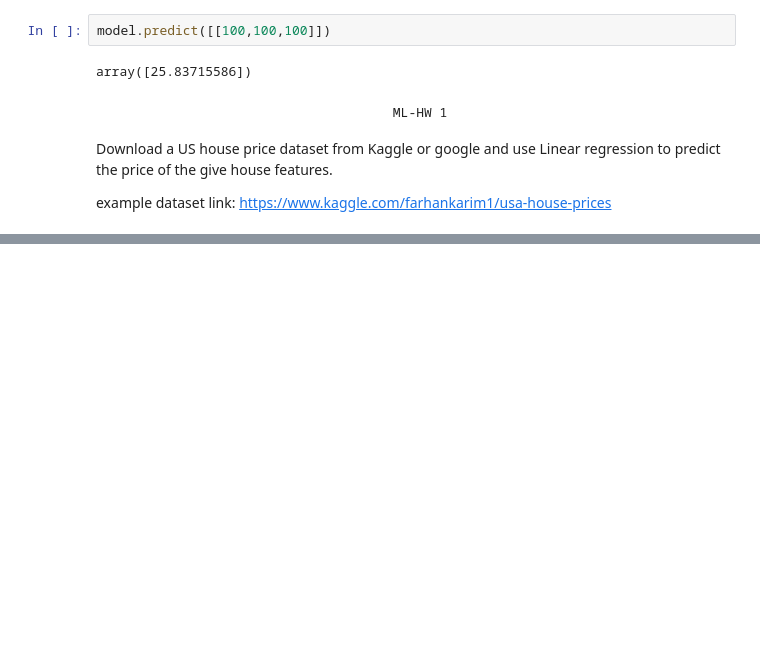
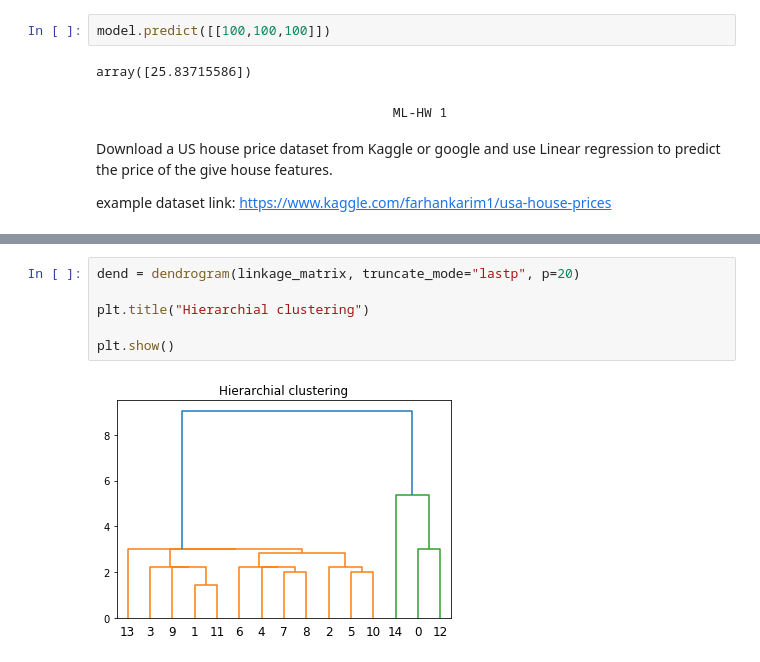
Before and after one commit to sharmasaravanan/Machine_learning, a Jupyter notebook: AI_ML-June-2021.ipynb, the cells around one changed output, grey strips where cells are left out. Drawn from its saved outputs; the diff is of its cells as text; blank space fills up the shorter version.

```diff
--- a/AI_ML-June-2021.ipynb
+++ b/AI_ML-June-2021.ipynb
@@ -2058,0 +2473,8 @@ example dataset link: https://www.kaggle.com/farhankarim1/usa-house-prices
+# %%
+dend = dendrogram(linkage_matrix, truncate_mode="lastp", p=20)
+
+plt.title("Hierarchial clustering")
+
+plt.show()
+# %% [output]
+[figure, added]
```
Also changed, not shown: parts of 64 cells of this notebook.
